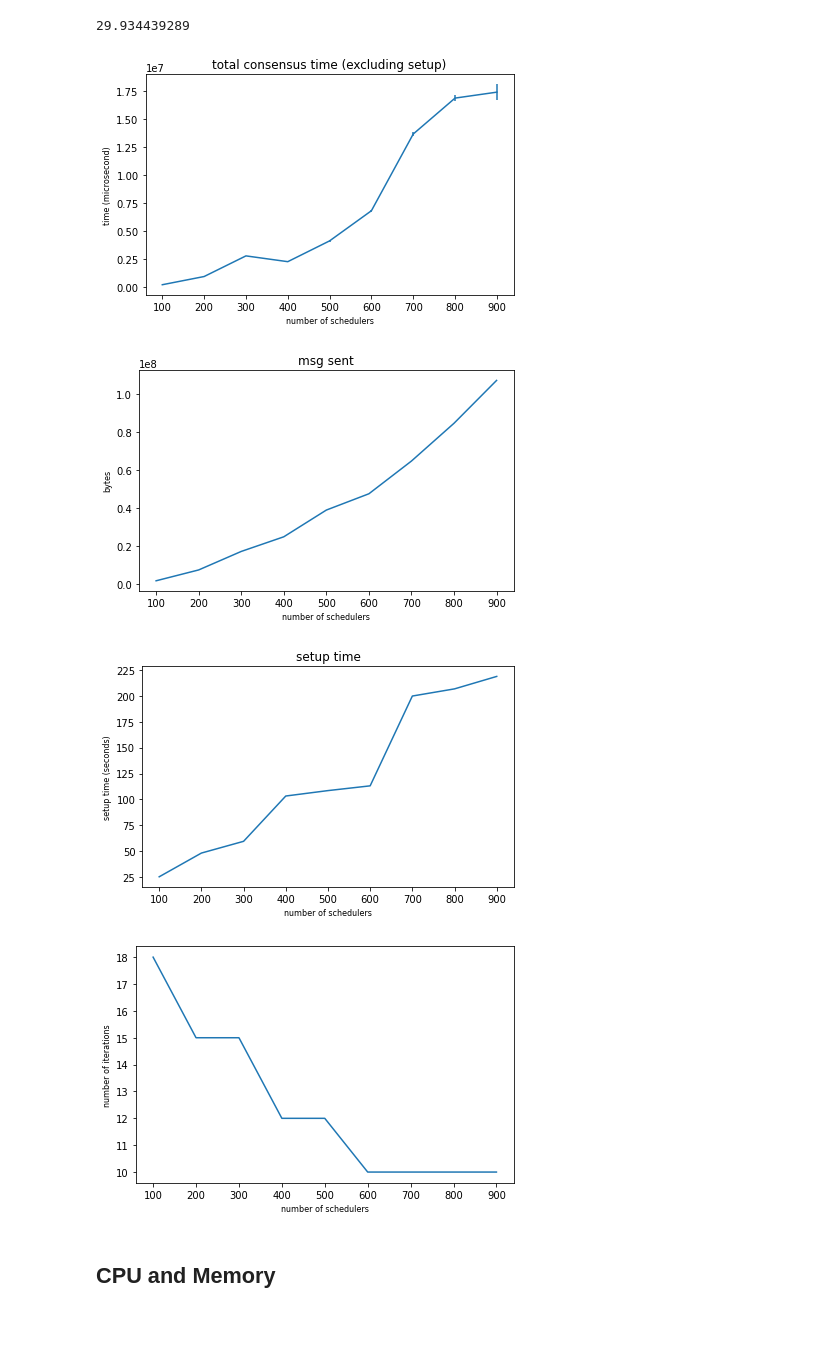
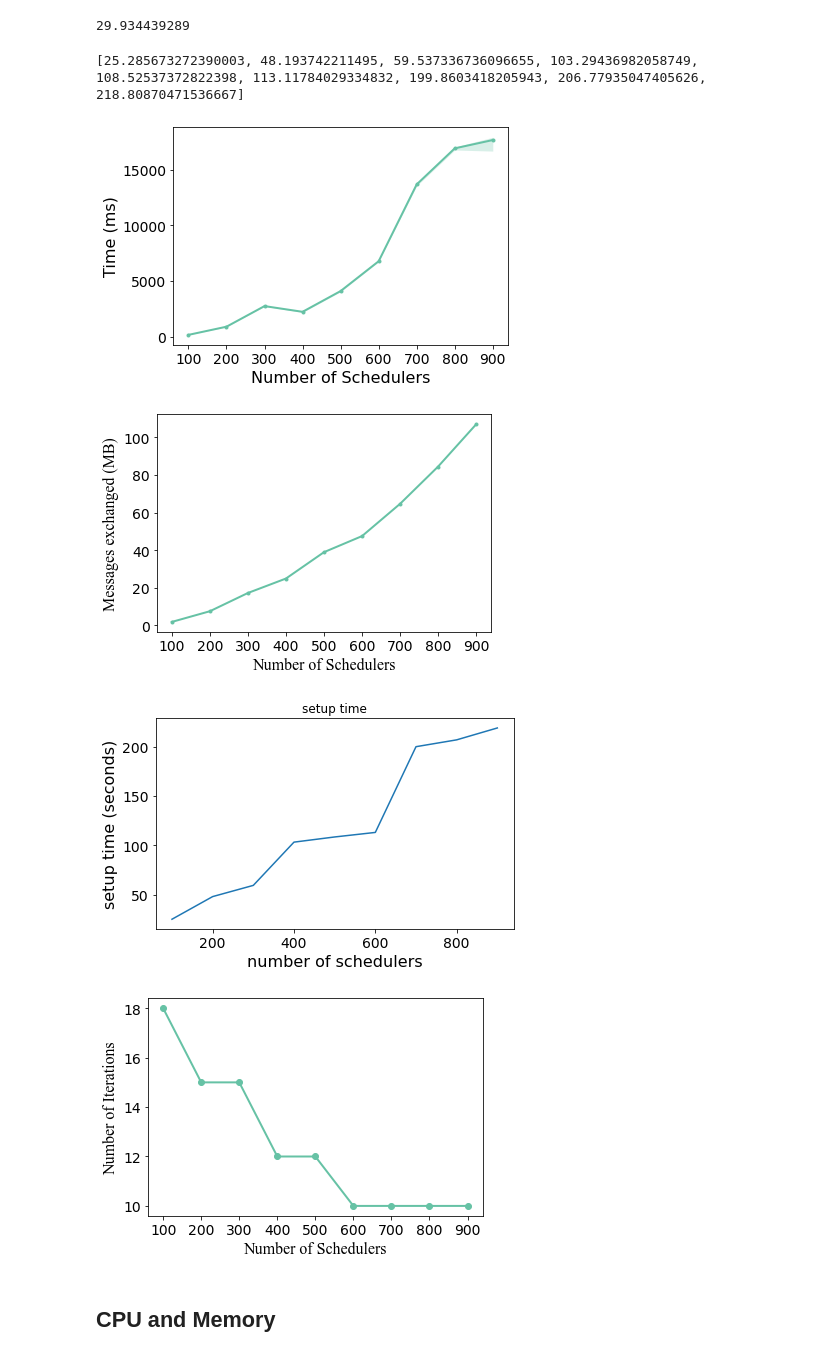
Before and after one commit to Vincent-lau/hyperion, a Jupyter notebook: measure/plotmetrics.ipynb, the cells around one changed output. Drawn from its saved outputs; the diff is of its cells as text; code cells hidden in the pictures; blank space fills up the shorter version.

Commit message:
Plot script update

```diff
--- a/measure/plotmetrics.ipynb
+++ b/measure/plotmetrics.ipynb
@@ -7,18 +10,19 @@ from ortools.linear_solver import pywraplp
 # %%
 params = {
-   'axes.labelsize': 8,
-   'font.size': 8,
-   'legend.fontsize': 10,
-   'xtick.labelsize': 10,
-   'ytick.labelsize': 10,
+   'axes.labelsize': 16,
+   'font.size': 14,
+   'legend.fontsize': 18,
+   'xtick.labelsize': 14,
+   'ytick.labelsize': 14,
    'text.usetex': False,
-   'figure.figsize': [4.5, 4.5]
+   'figure.figsize': [7, 5],
+   'hist.bins': 20,
 }
 rcParams = plt.rcParams
 rcParams.update(params)
 config.load_kube_config()
 graph_dir = "graphs/"
-cs = ['tab:red', 'tab:blue', 'tab:green', 'tab:orange', 'tab:purple', 'tab:brown']
+cs = Set2_7.mpl_colors
 # %% [markdown]
 # Consensus Stats
 # %%
@@ -138,7 +275,7 @@ for p in pods:
     t2 = np.array([metrics[p][r][name]['total time'] for name in metrics[p][r]])
   t1.append(np.mean(t2))
 
-  y_time.append([np.mean(t2), np.std(t2)])
+  y_time.append([np.median(t2), np.percentile(t2, 25), np.percentile(t2, 75)])
 
   t1 = []
   for r in runs:
@@ -156,58 +293,63 @@ for p in pods:
 
 
 
-y_time = np.array(y_time)
-y_msg_sent = np.array(y_msg_sent)
+y_time = np.array(y_time) / 1000
+y_msg_sent = np.array(y_msg_sent) / 1e6
 
 
 
-fig, ax = plt.subplots()
 
 # -------- latency --------- #
 
-ax.errorbar(x, y_time[:, 0], yerr = y_time[:, 1])
-ax.set_title('total consensus time (excluding setup)')
-ax.set_xlabel('number of schedulers')
-ax.set_ylabel('time (microsecond)')
+fig, ax = plt.subplots()
+ax.plot(x, y_time[:, 0], color=cs[0], linewidth=2, marker='.')
+ax.fill_between(x, y_time[:, 1], y_time[:, 2], color=cs[0], linewidth=0, alpha=0.25)
+# ax.set_title('total consensus time (excluding setup)')
+ax.set_xlabel('Number of Schedulers')
+ax.set_ylabel('Time (ms)')
+ax.set_xticks(x)
 
-fig.tight_layout()
-fig.savefig(f'{graph_dir}latency.png')
+fig.savefig(f'{graph_dir}con_latency.pdf')
 
-fig, ax = plt.subplots()
 
 # -------- msg sent --------- #
 
-ax.errorbar(x, y_msg_sent[:, 0], yerr = y_msg_sent[:, 1])
-ax.set_title('msg sent')
-ax.set_xlabel('number of schedulers')
-ax.set_ylabel('bytes')
+fig, ax = plt.subplots()
+ax.plot(x, y_msg_sent[:, 0], color=cs[0], linewidth=2, marker='.')
+ax.set_xlabel('Number of Schedulers', fontname='Times New Roman')
+ax.set_ylabel('Messages exchanged (MB)', fontname='Times New Roman')
+ax.set_xticks(x)
 
-fig.tight_layout()
-fig.savefig(f'{graph_dir}message.png')
+fig.savefig(f'{graph_dir}message.pdf')
 
 
 # -------- setup time --------- #
 
 fig, ax = plt.subplots()
 ax.plot(x, y_setup)
 ax.set_title('setup time')
 ax.set_xlabel('number of schedulers')
 ax.set_ylabel('setup time (seconds)')
 fig.tight_layout()
 fig.savefig(f'{graph_dir}setup_time.png')
 
 
 #------ iteration -------- #
 fig, ax = plt.subplots()
-ax.plot(x, y_iter)
-ax.set_xlabel('number of schedulers')
-ax.set_ylabel('number of iterations')
-fig.tight_layout()
-fig.savefig(f'{graph_dir}iter.png')
+ax.plot(x, y_iter, color=cs[0], linewidth=2, marker='o')
+ax.set_xlabel('Number of Schedulers', fontname='Times New Roman')
+ax.set_ylabel('Number of Iterations', fontname='Times New Roman')
+ax.set_xticks(x)
+
+fig.savefig(f'{graph_dir}iter.pdf')
+
+
+print(y_setup)
 # %% [output]
+[25.285673272390003, 48.193742211495, 59.537336736096655, 103.29436982058749, 108.52537372822398, 113.11784029334832, 199.8603418205943, 206.77935047405626, 218.80870471536667]
-[figure, old version]
+[figure, new version]
-[figure, old version]
+[figure, new version]
-[figure, old version]
+[figure, new version]
-[figure, old version]
+[figure, new version]
 # %% [markdown]
 ## CPU and Memory
```
Also changed, not shown: parts of 19 cells of this notebook.
